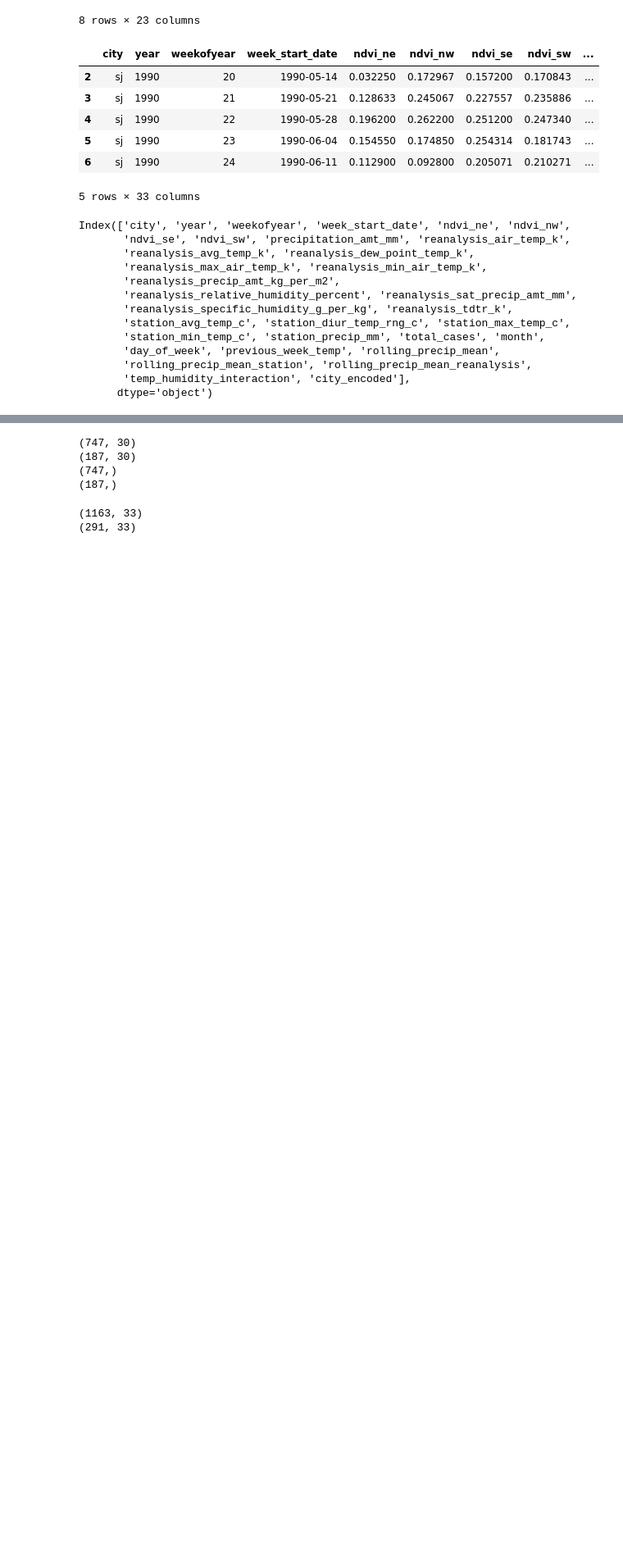
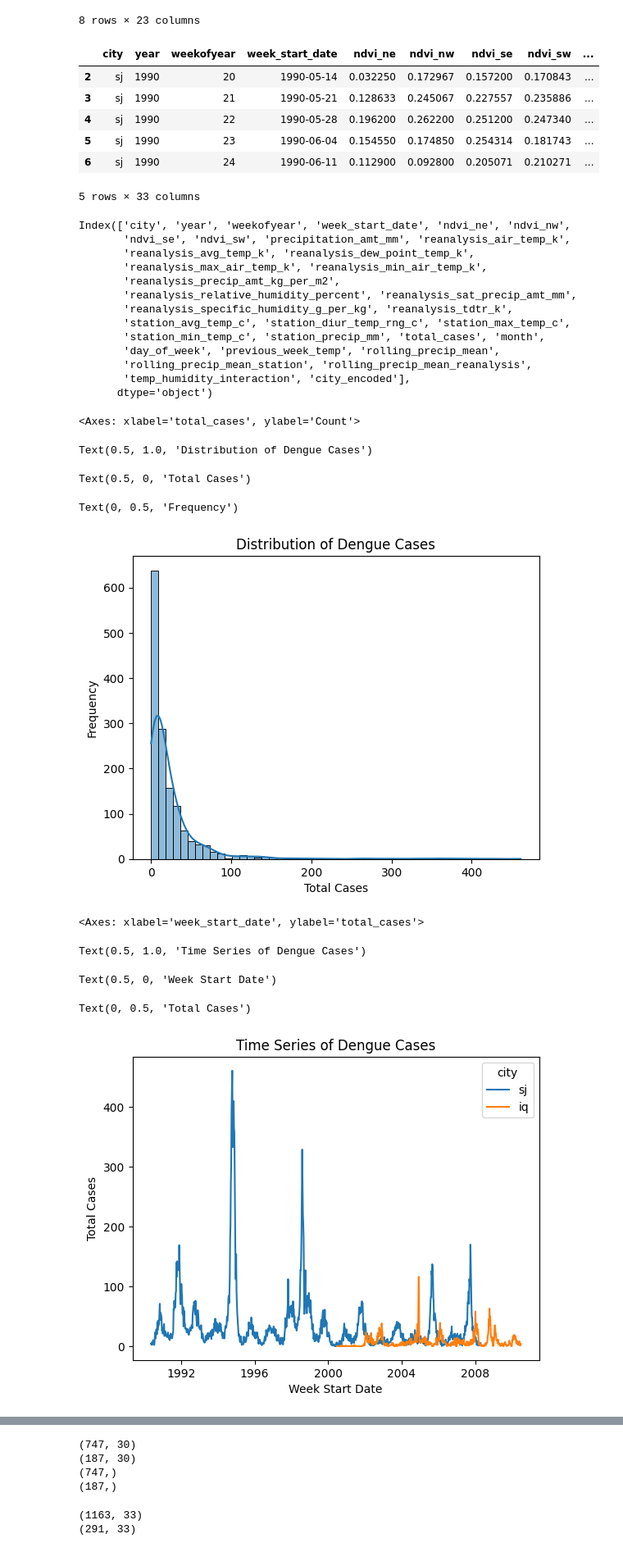
Before and after one commit to RatnasriNilakshan/DengAl, a Jupyter notebook: DengAI.ipynb, the cells around one changed output, grey strips where cells are left out. Shown at 82% size. Saved outputs shown, nothing was run; the diff lists cells and outputs as text; code cells hidden in the pictures; blank space fills up the shorter version.

```diff
--- a/DengAI.ipynb
+++ b/DengAI.ipynb
@@ -404,35 +418,46 @@ Index(['city', 'year', 'weekofyear', 'week_start_date', 'ndvi_ne', 'ndvi_nw',
        'temp_humidity_interaction', 'city_encoded'],
       dtype='object')
 # %%
-# # Histograms
-# sns.histplot(data=dengue_feature_train_data, x='total_cases', bins=50, kde=True)
-# plt.title('Distribution of Dengue Cases')
-# plt.xlabel('Total Cases')
-# plt.ylabel('Frequency')
-# plt.show()
+# Histograms
+sns.histplot(data=dengue_feature_train_data, x='total_cases', bins=50, kde=True)
+plt.title('Distribution of Dengue Cases')
+plt.xlabel('Total Cases')
+plt.ylabel('Frequency')
+plt.show()
 
-# # Time Series Plot
-# sns.lineplot(data=dengue_feature_train_data, x='week_start_date', y='total_cases', hue='city')
-# plt.title('Time Series of Dengue Cases')
-# plt.xlabel('Week Start Date')
-# plt.ylabel('Total Cases')
-# plt.show()
+# Time Series Plot
+sns.lineplot(data=dengue_feature_train_data, x='week_start_date', y='total_cases', hue='city')
+plt.title('Time Series of Dengue Cases')
+plt.xlabel('Week Start Date')
+plt.ylabel('Total Cases')
+plt.show()
 
-# # Correlation Matrix
-# plt.figure(figsize=(20,20))
-# Corr_data = dengue_feature_train_data.drop(columns=['city'])
-# correlation_matrix = Corr_data.corr()
-# sns.heatmap(correlation_matrix, annot=True, cmap='coolwarm', fmt=".2f")
-# plt.title('Correlation Matrix')
-# plt.show()
+# Correlation Matrix
+plt.figure(figsize=(20,20))
+Corr_data = dengue_feature_train_data.drop(columns=['city'])
+correlation_matrix = Corr_data.corr()
+sns.heatmap(correlation_matrix, annot=True, cmap='coolwarm', fmt=".2f")
+plt.title('Correlation Matrix')
+plt.show()
 
-# # Pairplot
-# sns.pairplot(dengue_feature_train_data[['total_cases', 'reanalysis_air_temp_k', 'reanalysis_relative_humidity_percent', 'precipitation_amt_mm']])
-# plt.show()
+# Pairplot
+sns.pairplot(dengue_feature_train_data[['total_cases', 'reanalysis_air_temp_k', 'reanalysis_relative_humidity_percent', 'precipitation_amt_mm']])
+plt.show()
 
-# # Boxplot
-# sns.boxplot(data=dengue_feature_train_data, x='city', y='total_cases')
-# plt.title('Distribution of Dengue Cases by City')
-# plt.xlabel('City')
-# plt.ylabel('Total Cases')
-# plt.show()
+# Boxplot
+sns.boxplot(data=dengue_feature_train_data, x='city', y='total_cases')
+plt.title('Distribution of Dengue Cases by City')
+plt.xlabel('City')
+plt.ylabel('Total Cases')
+plt.show()
+# %% [output]
+<Axes: xlabel='total_cases', ylabel='Count'>
+Text(0.5, 1.0, 'Distribution of Dengue Cases')
+Text(0.5, 0, 'Total Cases')
+Text(0, 0.5, 'Frequency')
+[figure, added]
+<Axes: xlabel='week_start_date', ylabel='total_cases'>
+Text(0.5, 1.0, 'Time Series of Dengue Cases')
+Text(0.5, 0, 'Week Start Date')
+Text(0, 0.5, 'Total Cases')
+[figure, added]
```
Also changed, not shown: parts of 22 cells of this notebook, 1 other file.
